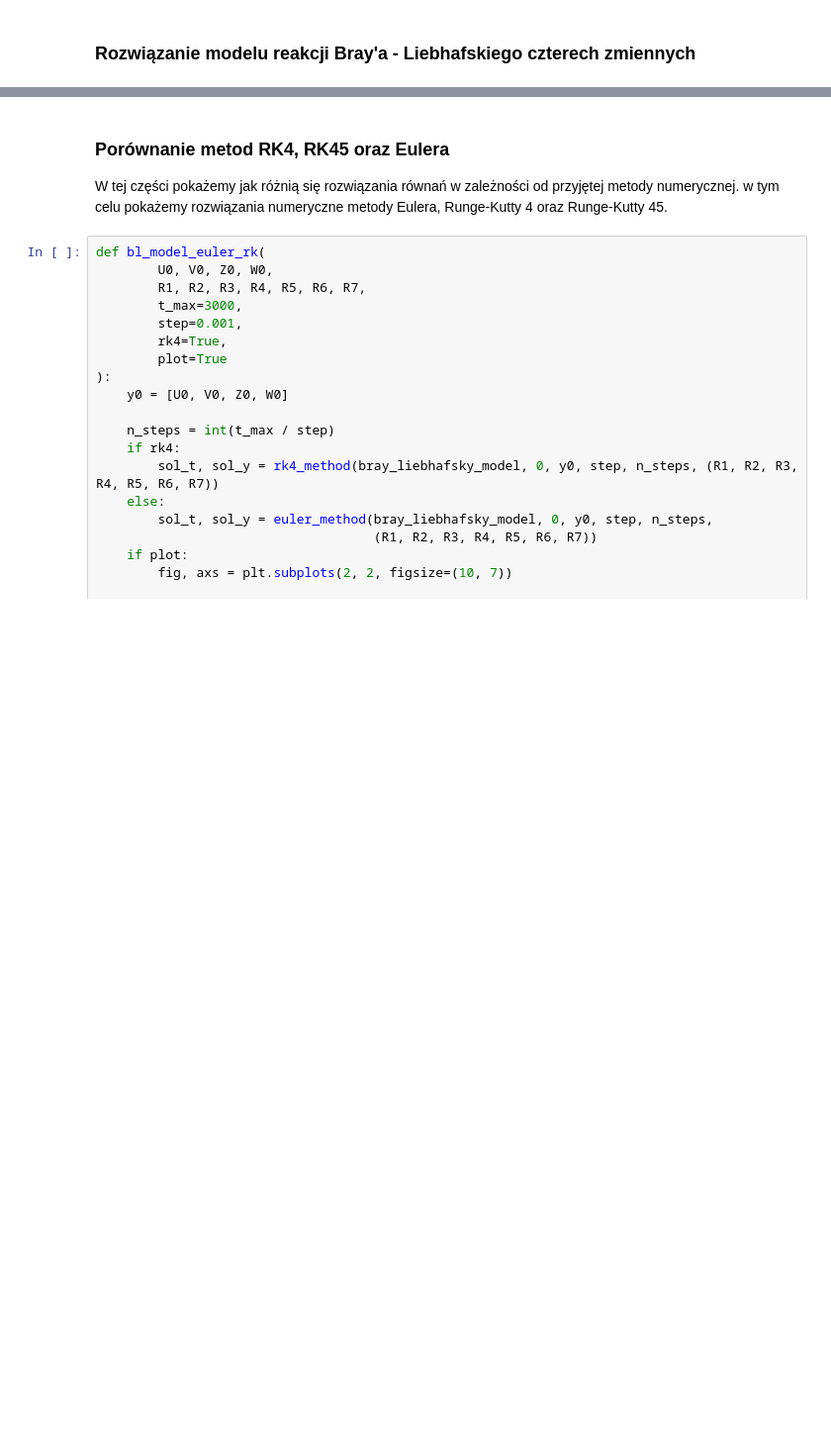
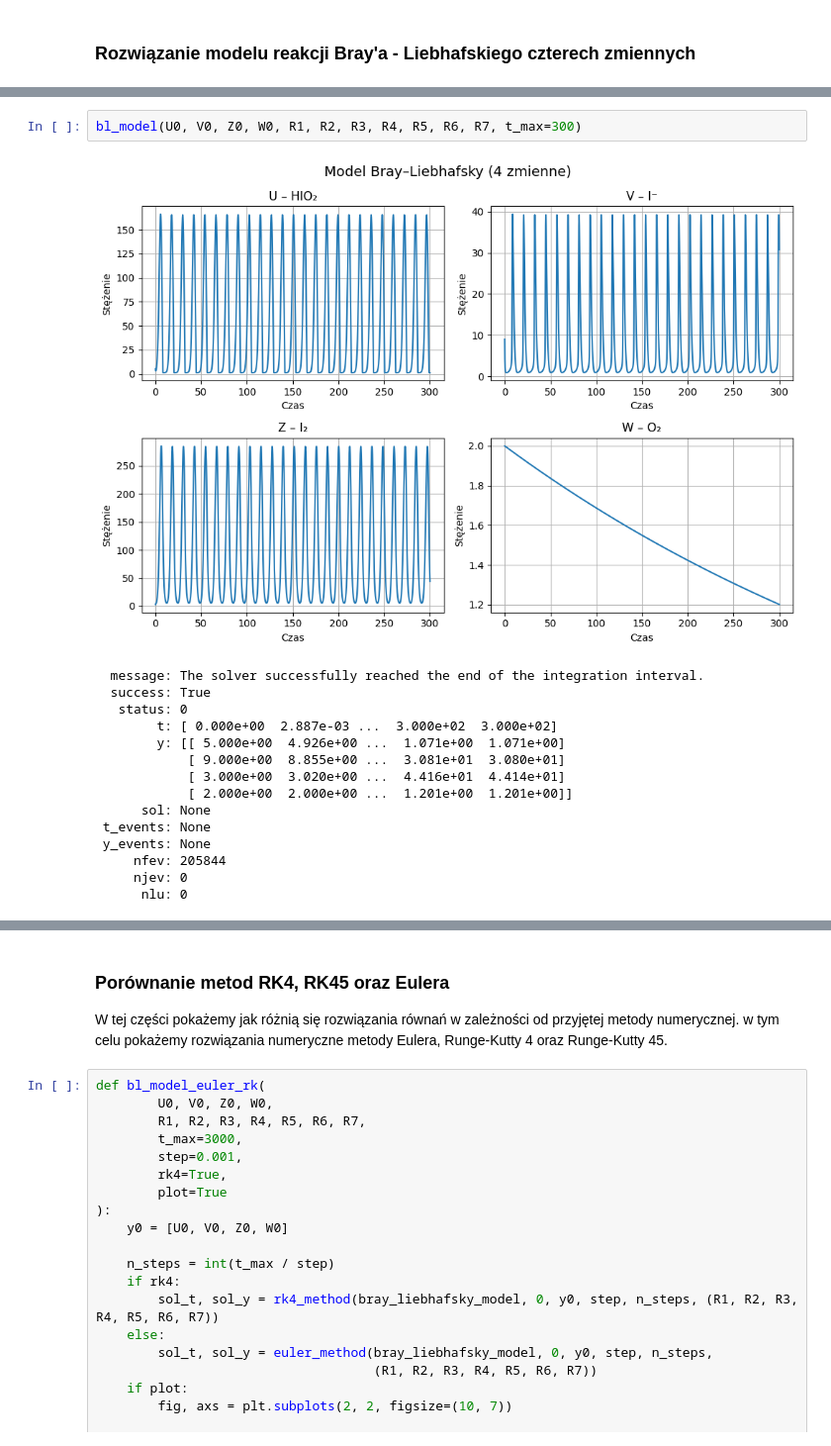
Before and after one commit to Karol-Garbaczewski/Kinetyka-Chemiczna---reakcja-Braya-Liebhafski-ego, a Jupyter notebook: main.ipynb, the cells around one changed output, grey strips where cells are left out. Shown at 99% size. Drawn from its saved outputs; the diff is of its cells as text; blank space fills up the shorter version.

```diff
--- a/main.ipynb
+++ b/main.ipynb
@@ -399,0 +384,18 @@ bl_model(U0, V0, Z0, W0, R1, R2, R3, R4, R5, R6, R7)
+# %%
+bl_model(U0, V0, Z0, W0, R1, R2, R3, R4, R5, R6, R7, t_max=300)
+# %% [output]
+[figure, added]
+  message: The solver successfully reached the end of the integration interval.
+  success: True
+   status: 0
+        t: [ 0.000e+00  2.887e-03 ...  3.000e+02  3.000e+02]
+        y: [[ 5.000e+00  4.926e+00 ...  1.071e+00  1.071e+00]
+            [ 9.000e+00  8.855e+00 ...  3.081e+01  3.080e+01]
+            [ 3.000e+00  3.020e+00 ...  4.416e+01  4.414e+01]
+            [ 2.000e+00  2.000e+00 ...  1.201e+00  1.201e+00]]
+      sol: None
+ t_events: None
+ y_events: None
+     nfev: 205844
+     njev: 0
+      nlu: 0
```
Also changed, not shown: parts of 28 cells of this notebook.
